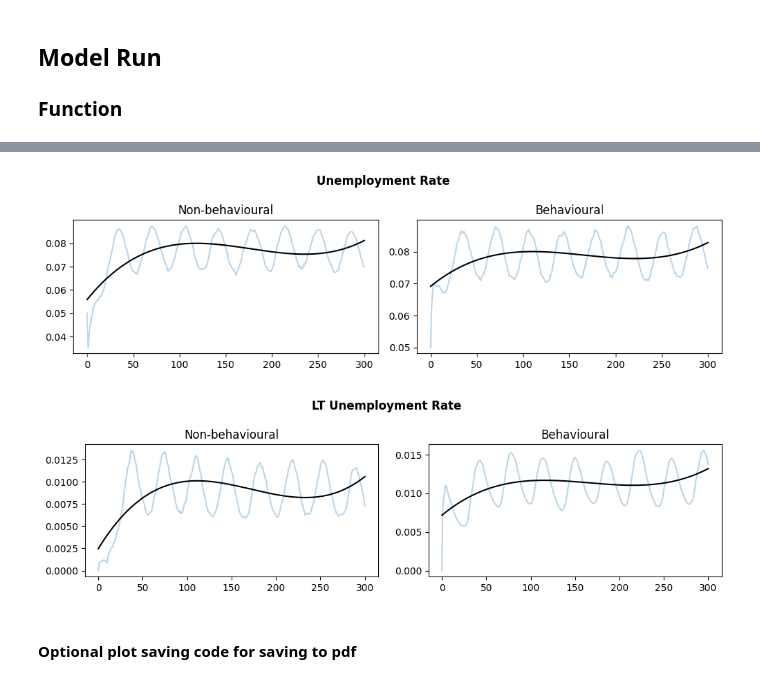
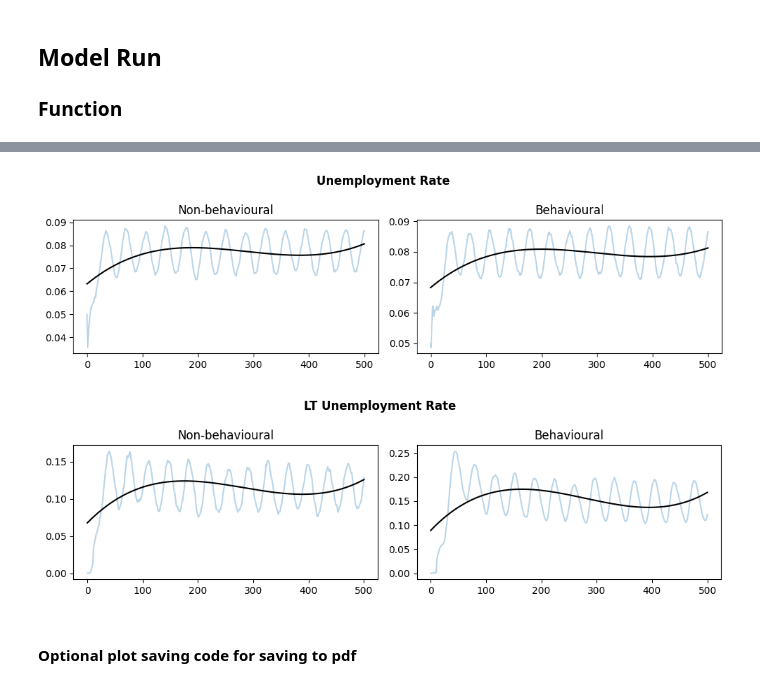
Before and after one commit to ebbam/transition_abm, a Jupyter notebook: code/usa_transition_abm_numpy.ipynb, the cells around one changed output, grey strips where cells are left out. Saved outputs shown, nothing was run; the diff lists cells and outputs as text; code cells hidden in the pictures.

```diff
--- a/code/usa_transition_abm_numpy.ipynb
+++ b/code/usa_transition_abm_numpy.ipynb
@@ -199,7 +215,7 @@ This data should be re-extracted. Perhaps incorporate econometric testing for tr
 # US MODEL CONDITIONS AND DATA ####
 ###################################
 if init == "USA":
-    T = 300
+    T = 500
     del_u = 0.015
     del_v = 0.009
     #del_v = 0.02
@@ -262,9 +278,17 @@ def initialise(n_occ, employment, unemployment, vacancies, demand_target, A, wag
                                                abs(int(np.random.normal(3,2)))))
             ## adding unemployed workers
         for u in range(round(unemployment[i,0])):
-            # Assigns time unemployed from absolute value of normal distribution....
-            occ.list_of_unemployed.append(worker(occ.occupation_id, False, abs(int(np.random.normal(2,5))),
-                                                 wages[i,0], False, False, np.random.randint(0, 9)))
+            if np.random.rand() <= g_share:
+                # Assigns time unemployed from absolute value of normal distribution....
+                occ.list_of_unemployed.append(worker(occ.occupation_id, False, max(1,(int(np.random.normal(2,2)))),
+                                                     wages[i,0], False, True, abs(int(np.random.normal(7,2)))))
+            else:
+                # Assigns time unemployed from absolute value of normal distribution....
+                occ.list_of_unemployed.append(worker(occ.occupation_id, False, max(1,(int(np.random.normal(2,2)))),
+                                                     wages[i,0], False, False, abs(int(np.random.normal(3,2)))))
+
+
+
         occs.append(occ)
         ids += 1
     return occs, vac_list
@@ -326,7 +350,8 @@ def run_sim(net_temp, vacs, behav_spec, time_steps, runs, d_u, d_v):
     for run in range(runs):
         print("Running ", init, " model.")
         print("Run: ", run)
-        # Initialise occupational mobility network
+        # Initialise deepcopy occupational mobility network
+        net = deepcopy(net_temp)
         for t in range(time_steps):
             #print("Time: ", t)
 #             # Shock incorporation....to be changed to dynamic from past applications
@@ -340,7 +365,7 @@ def run_sim(net_temp, vacs, behav_spec, time_steps, runs, d_u, d_v):
 
             # Ensure number of workers in economy has not changed
             #tic = time.process_time()
-            for occ in net_temp:
+            for occ in net:
                 ### APPLICATIONS
                 # Questions to verify:
                 # - CANNOT be fired and apply in same time step ie. time_unemployed > 0
@@ -349,7 +374,7 @@ def run_sim(net_temp, vacs, behav_spec, time_steps, runs, d_u, d_v):
                 # - avoids selecting in each search_and_apply application
                 r_vacs = [vac for vac in vacs if occ.list_of_neigh_bool[vac.occupation_id]]
                 for u in occ.list_of_unemployed:
-                    u.search_and_apply(net_temp, r_vacs, behav_spec)
+                    u.search_and_apply(net, r_vacs, behav_spec)
 
                 ### SEPARATIONS
                 occ.separate_workers(d_u)
@@ -362,7 +387,7 @@ def run_sim(net_temp, vacs, behav_spec, time_steps, runs, d_u, d_v):
                 # Removes any applicants that have already been hired in another vacancy
                 v_open.applicants[:] = [app for app in v_open.applicants if not(app.hired)]
                 if len(v_open.applicants) > 0:
-                    v_open.hire(net_temp)
+                    v_open.hire(net)
                     v_open.filled = True
                     #vacs.remove(v_open)
                     assert(len(v_open.applicants) == 0)
@@ -380,7 +405,7 @@ def run_sim(net_temp, vacs, behav_spec, time_steps, runs, d_u, d_v):
             ### OPEN VACANCIES
             # Update vacancies after all shifts have taken place
             # Could consider making this a function of the class itself?
-            for occ in net_temp:
+            for occ in net:
                 # Update time_unemployed and long-term unemployed status of unemployed workers
                 # Remove protected "hired" attribute of employed workers
                 occ.update_workers()
@@ -403,5 +428,5 @@ def run_sim(net_temp, vacs, behav_spec, time_steps, runs, d_u, d_v):
         print("Done after ", t + 1, " time steps.")
     print("Done after ", run + 1, " runs.")
     # Cannot seem to return modified variable....same net_temp as went in goes out
-    return record, net_temp
+    return record, net
 # %% [markdown]
@@ -682,41 +735,41 @@ plt.close()
 fig, (ax1, ax2) = plt.subplots(1, 2, figsize=(10, 3))
 
 ltue_tot = sim_record_f.loc[:,['Workers', 'Unemployment', 'LT Unemployed Persons']]
-ltue_tot['LTUE Rate'] = ltue_tot['LT Unemployed Persons'] / ltue_tot['Workers']
+ltue_tot['LTUE Rate'] = ltue_tot['LT Unemployed Persons'] / ltue_tot['Unemployment']
 ltue_mean = ltue_tot.loc[:, ['LTUE Rate']]
 spl = splrep(ltue_mean.index, ltue_mean['LTUE Rate'], s=1)
 
 temp = ltue_mean
 ax1.plot(temp['LTUE Rate'], alpha = 0.3)
     #temp = ltue_tot[(ltue_tot['Sim'] == g)][['UE Rate', 'Time']]
     #ax1.plot(temp['Time'], temp['UE Rate'])
 ax1.plot(ltue_mean.index, BSpline(*spl)(ltue_mean.index), '-', label='s=0',  color = 'black')
 ax1.set_title("Non-behavioural")
 fig.suptitle("LT Unemployment Rate", fontweight = 'bold')
 
 
 ltue_tot = sim_record_t.loc[:,['Workers', 'Unemployment', 'LT Unemployed Persons']]
-ltue_tot['LTUE Rate'] = ltue_tot['LT Unemployed Persons'] / ltue_tot['Workers']
+ltue_tot['LTUE Rate'] = ltue_tot['LT Unemployed Persons'] / ltue_tot['Unemployment']
 ltue_mean = ltue_tot.loc[:, ['LTUE Rate']]
 spl = splrep(ltue_mean.index, ltue_mean['LTUE Rate'],  s=2)
 
 temp = ltue_mean
 ax2.plot(temp['LTUE Rate'], alpha = 0.3)
     #temp = ltue_tot[(ltue_tot['Sim'] == g)][['UE Rate', 'Time']]
     #ax1.plot(temp['Time'], temp['UE Rate'])
 ax2.plot(ltue_mean.index, BSpline(*spl)(ltue_mean.index), '-', label='s=0',  color = 'black')
 ax2.set_title("Behavioural")
 fig.suptitle("LT Unemployment Rate", fontweight = 'bold')
 fig.tight_layout()
 
 if final:
     plt.savefig('../output/ltuer_sim_comparison_behav.jpg', dpi = 300)
 else:
     plt.show()
 plt.close()
 # %% [output]
-[figure, old version]
+[figure, new version]
-[figure, old version]
+[figure, new version]
 # %% [markdown]
 #### Optional plot saving code for saving to pdf
 # %%
```
Also changed, not shown: parts of 24 cells of this notebook, 1 other file.
